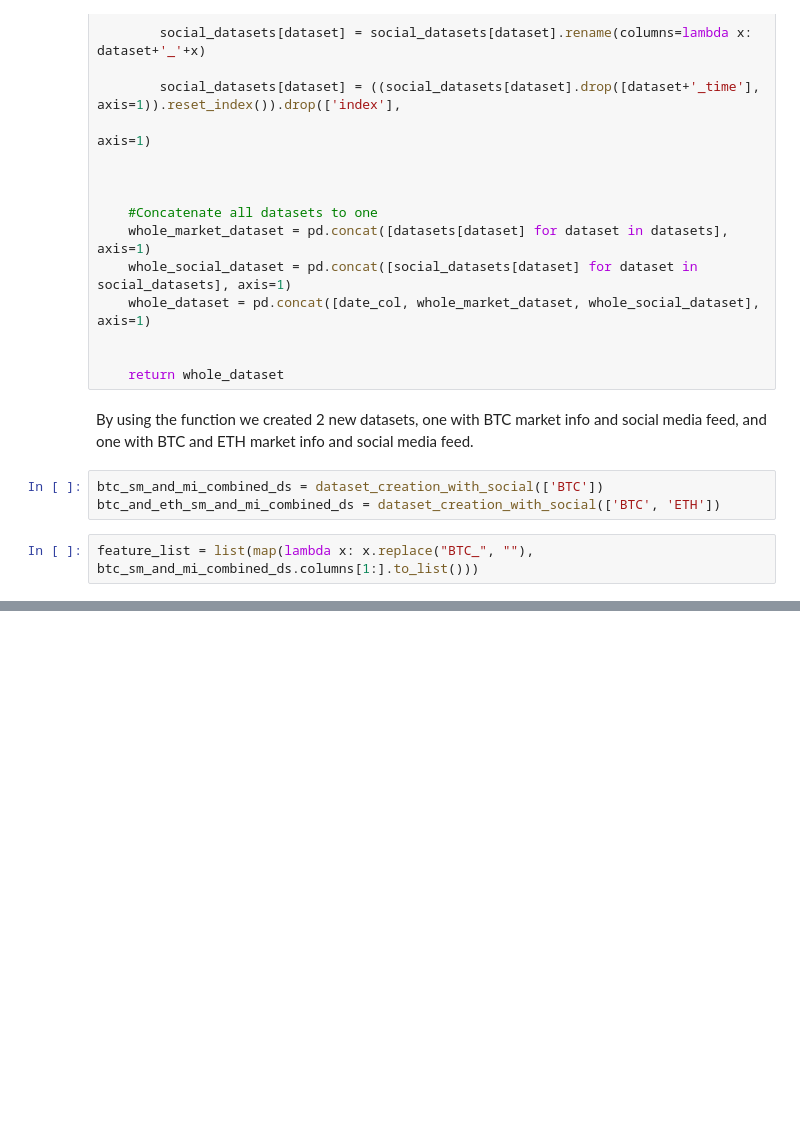
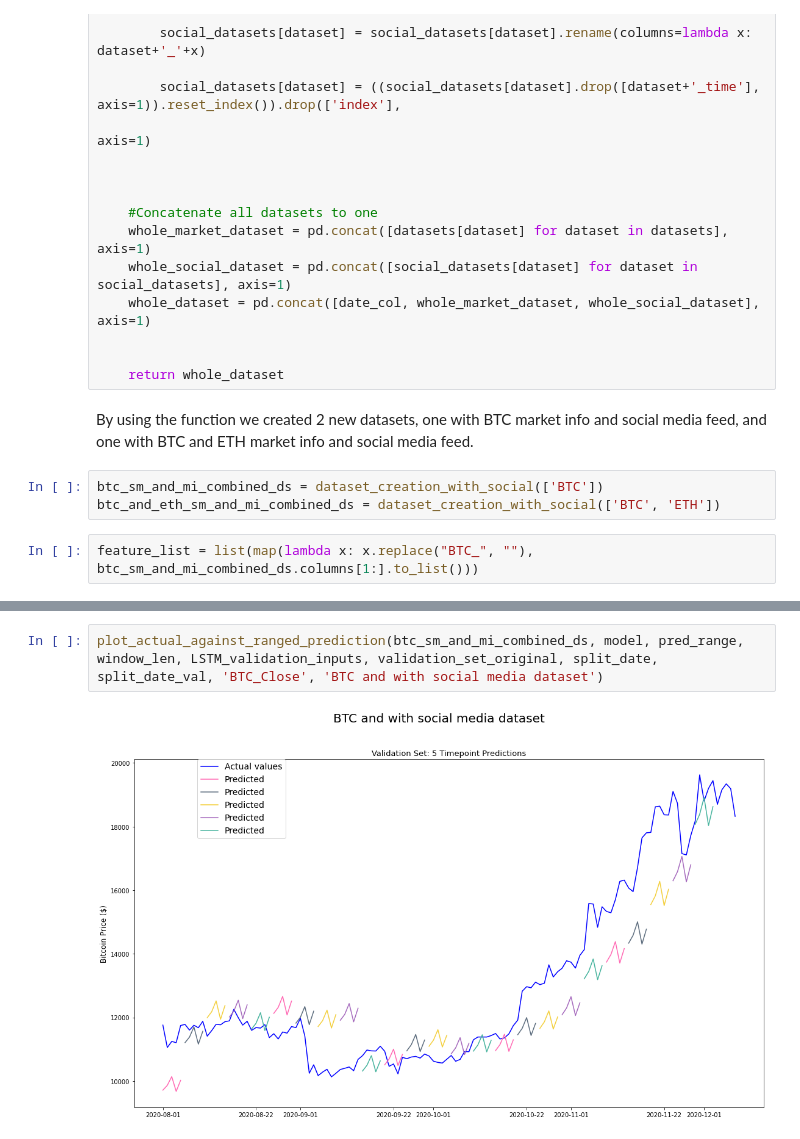
Before and after one commit to teoad95/Deep-learning-Cryptocurrency-price-prediction, a Jupyter notebook: Final.ipynb, the cells around one changed output, grey strips where cells are left out. Drawn from its saved outputs; the diff is of its cells as text; blank space fills up the shorter version.

```diff
--- a/Final.ipynb
+++ b/Final.ipynb
@@ -1083,0 +1039,4 @@ array([[[ 0.00000000e+00,  0.00000000e+00,  0.00000000e+00, ...,
+# %%
+plot_actual_against_ranged_prediction(btc_sm_and_mi_combined_ds, model, pred_range, window_len, LSTM_validation_inputs, validation_set_original, split_date, split_date_val, 'BTC_Close', 'BTC and with social media dataset')
+# %% [output]
+[figure, added]
```
Also changed, not shown: parts of 5 cells of this notebook.
